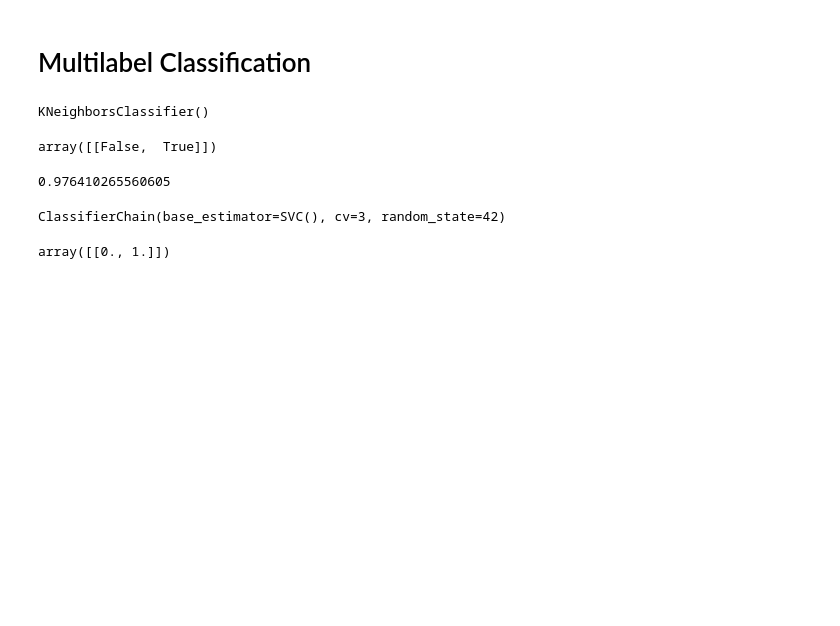
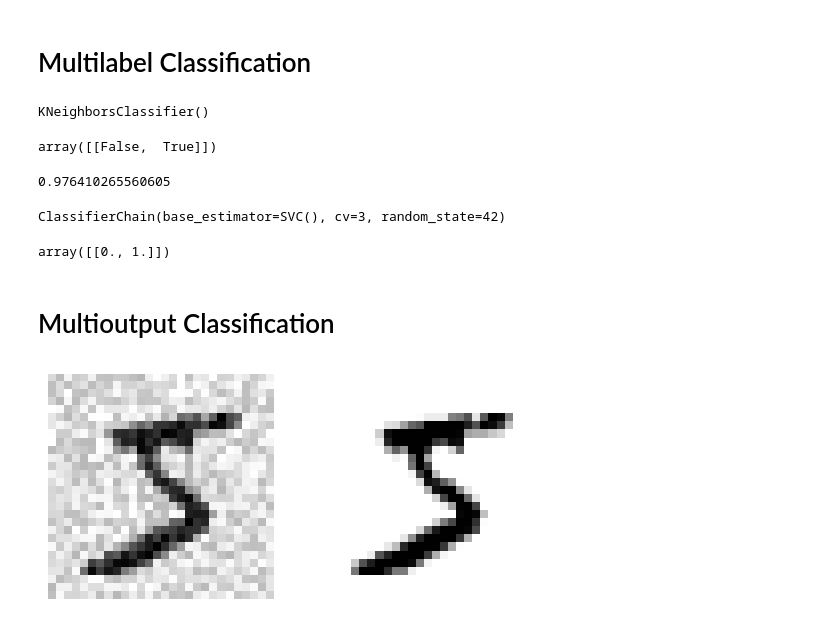
Before and after one commit to paul-sadface/Hands-On-ML-MNIST, a Jupyter notebook: Classification_MNIST.ipynb, the cells around one changed output. Drawn from its saved outputs; the diff is of its cells as text; code cells hidden in the pictures; blank space fills up the shorter version.

Commit message:
create the best model

```diff
--- a/Classification_MNIST.ipynb
+++ b/Classification_MNIST.ipynb
@@ -414,3 +414,22 @@ ClassifierChain(base_estimator=SVC(), cv=3, random_state=42)
 chain_clf.predict([some_digit])
 # %% [output]
 array([[0., 1.]])
+# %% [markdown]
+# Multioutput Classification
+# %%
+# Create a model to remove the noise of the images
+
+np.random.seed(42)
+noise = np.random.randint(0, 100, (len(X_train), 784)) # create the noise
+X_train_mod = X_train + noise
+noise = np.random.randint(0, 100, (len(X_test), 784))
+X_test_mod = X_test + noise
+y_train_mod = X_train
+y_test_mod = X_test
+# %%
+plt.subplot(121); plot_digit(X_train_mod[0])
+plt.subplot(122); plot_digit(y_train_mod[0])
+
+plt.show()
+# %% [output]
+[figure, added]
```
Also changed, not shown: parts of 7 cells of this notebook.
